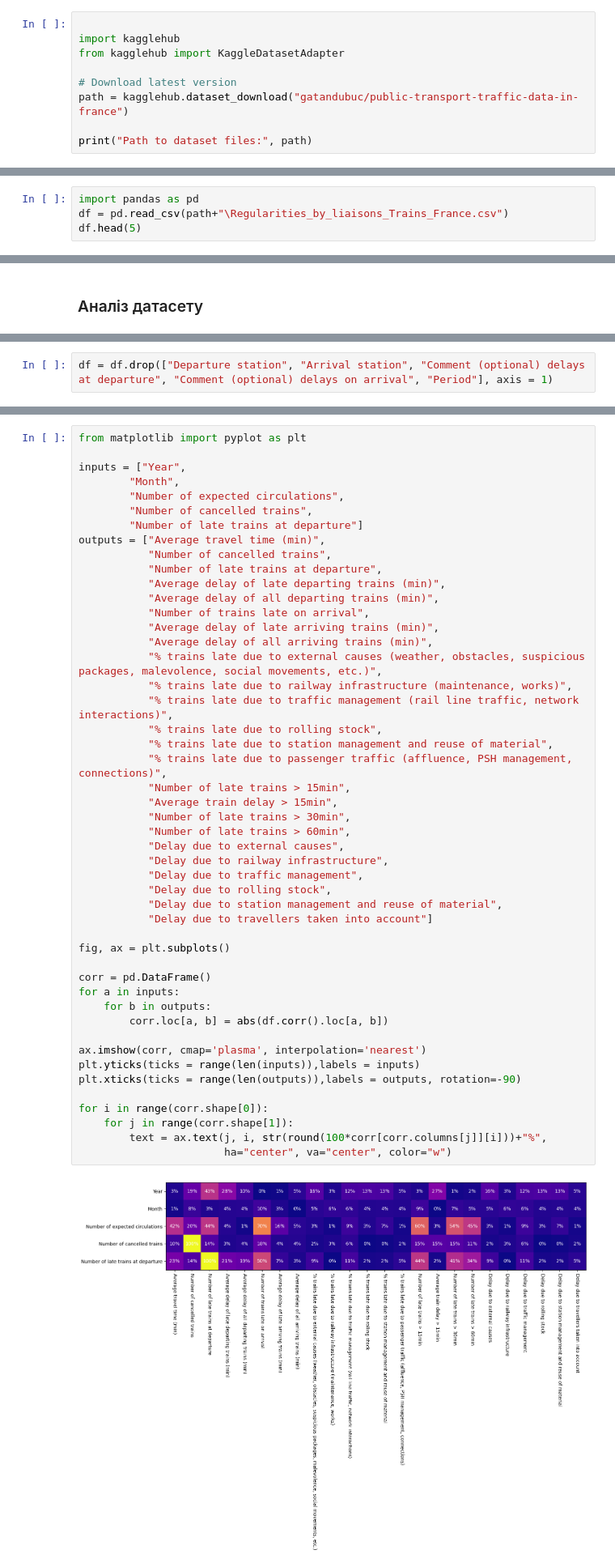
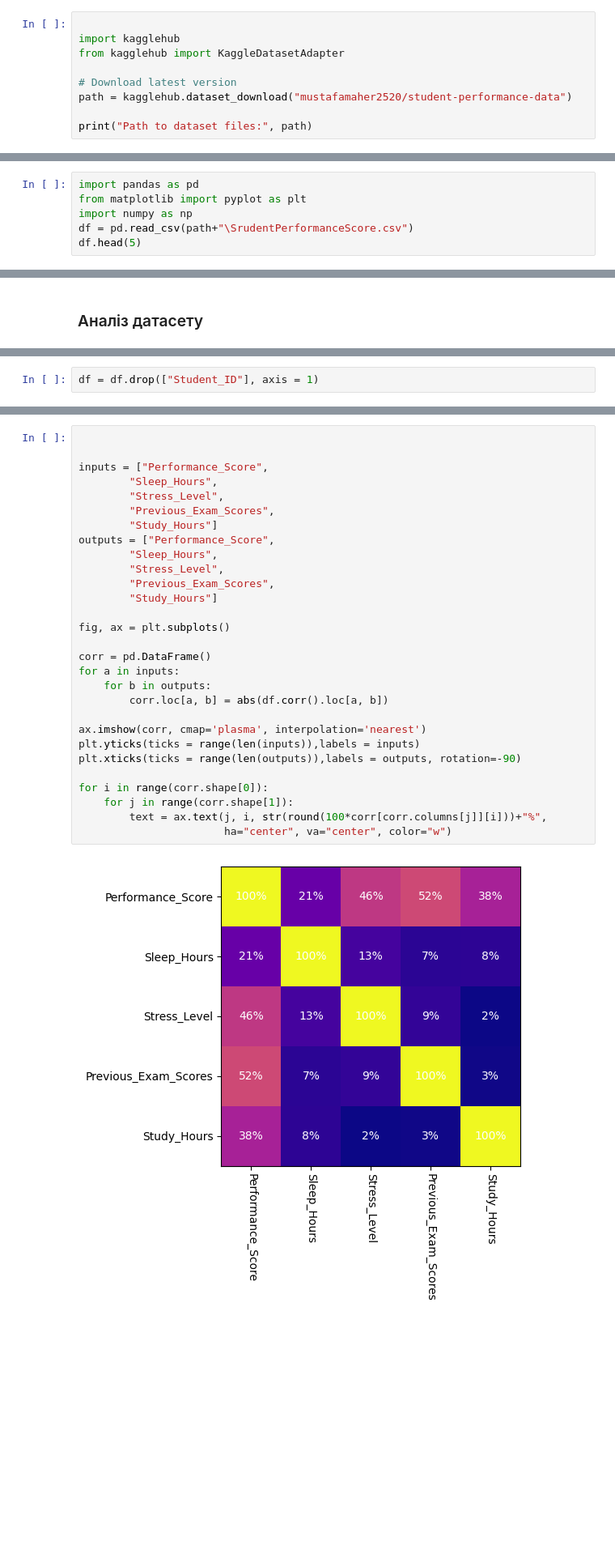
Before and after one commit to MINIAProgramStudio/ML_methods, a Jupyter notebook: Lab_1/lab1.ipynb, the cells around one changed output, grey strips where cells are left out. Shown at 81% size. Saved outputs shown, nothing was run; the diff lists cells and outputs as text; blank space fills up the shorter version.

```diff
--- a/Lab_1/lab1.ipynb
+++ b/Lab_1/lab1.ipynb
@@ -58,7 +63,7 @@ import kagglehub
 from kagglehub import KaggleDatasetAdapter
 
 # Download latest version
-path = kagglehub.dataset_download("gatandubuc/public-transport-traffic-data-in-france")
+path = kagglehub.dataset_download("mustafamaher2520/student-performance-data")
 
 print("Path to dataset files:", path)
 # %% [output]
@@ -66,5 +71,7 @@ Path to dataset files: C:\Users\misha\.cache\kagglehub\datasets\gatandubuc\publi
 # %%
 import pandas as pd
-df = pd.read_csv(path+"\Regularities_by_liaisons_Trains_France.csv")
+from matplotlib import pyplot as plt
+import numpy as np
+df = pd.read_csv(path+"\SrudentPerformanceScore.csv")
 df.head(5)
 # %% [output]
@@ -160,3 +134,3 @@ dtype: int64
 # %%
-df = df.drop(["Departure station", "Arrival station", "Comment (optional) delays at departure", "Comment (optional) delays on arrival", "Period"], axis = 1)
+df = df.drop(["Student_ID"], axis = 1)
 # %% [markdown]
@@ -164,51 +138,32 @@ df = df.drop(["Departure station", "Arrival station", "Comment (optional) delays
 # %%
-from matplotlib import pyplot as plt
 
-inputs = ["Year",
-        "Month",
-        "Number of expected circulations",
-        "Number of cancelled trains",
-        "Number of late trains at departure"]
-outputs = ["Average travel time (min)",
-           "Number of cancelled trains",
-           "Number of late trains at departure",
-           "Average delay of late departing trains (min)",
-           "Average delay of all departing trains (min)",
-           "Number of trains late on arrival",
-           "Average delay of late arriving trains (min)",
-           "Average delay of all arriving trains (min)",
-           "% trains late due to external causes (weather, obstacles, suspicious packages, malevolence, social movements, etc.)",
-           "% trains late due to railway infrastructure (maintenance, works)",
-           "% trains late due to traffic management (rail line traffic, network interactions)",
-           "% trains late due to rolling stock",
-           "% trains late due to station management and reuse of material",
-           "% trains late due to passenger traffic (affluence, PSH management, connections)",
-           "Number of late trains > 15min",
-           "Average train delay > 15min",
-           "Number of late trains > 30min",
-           "Number of late trains > 60min",
-           "Delay due to external causes",
-           "Delay due to railway infrastructure",
-           "Delay due to traffic management",
-           "Delay due to rolling stock",
-           "Delay due to station management and reuse of material",
-           "Delay due to travellers taken into account"]
+
+inputs = ["Performance_Score",
+        "Sleep_Hours",
+        "Stress_Level",
+        "Previous_Exam_Scores",
+        "Study_Hours"]
+outputs = ["Performance_Score",
+        "Sleep_Hours",
+        "Stress_Level",
+        "Previous_Exam_Scores",
+        "Study_Hours"]
 
 fig, ax = plt.subplots()
 
 corr = pd.DataFrame()
 for a in inputs:
     for b in outputs:
         corr.loc[a, b] = abs(df.corr().loc[a, b])
 
 ax.imshow(corr, cmap='plasma', interpolation='nearest')
 plt.yticks(ticks = range(len(inputs)),labels = inputs)
 plt.xticks(ticks = range(len(outputs)),labels = outputs, rotation=-90)
 
 for i in range(corr.shape[0]):
     for j in range(corr.shape[1]):
         text = ax.text(j, i, str(round(100*corr[corr.columns[j]][i]))+"%",
                        ha="center", va="center", color="w")
 # %% [output]
-[figure, old version]
+[figure, new version]
 # %% [markdown]
```
Also changed, not shown: parts of 22 cells of this notebook.
